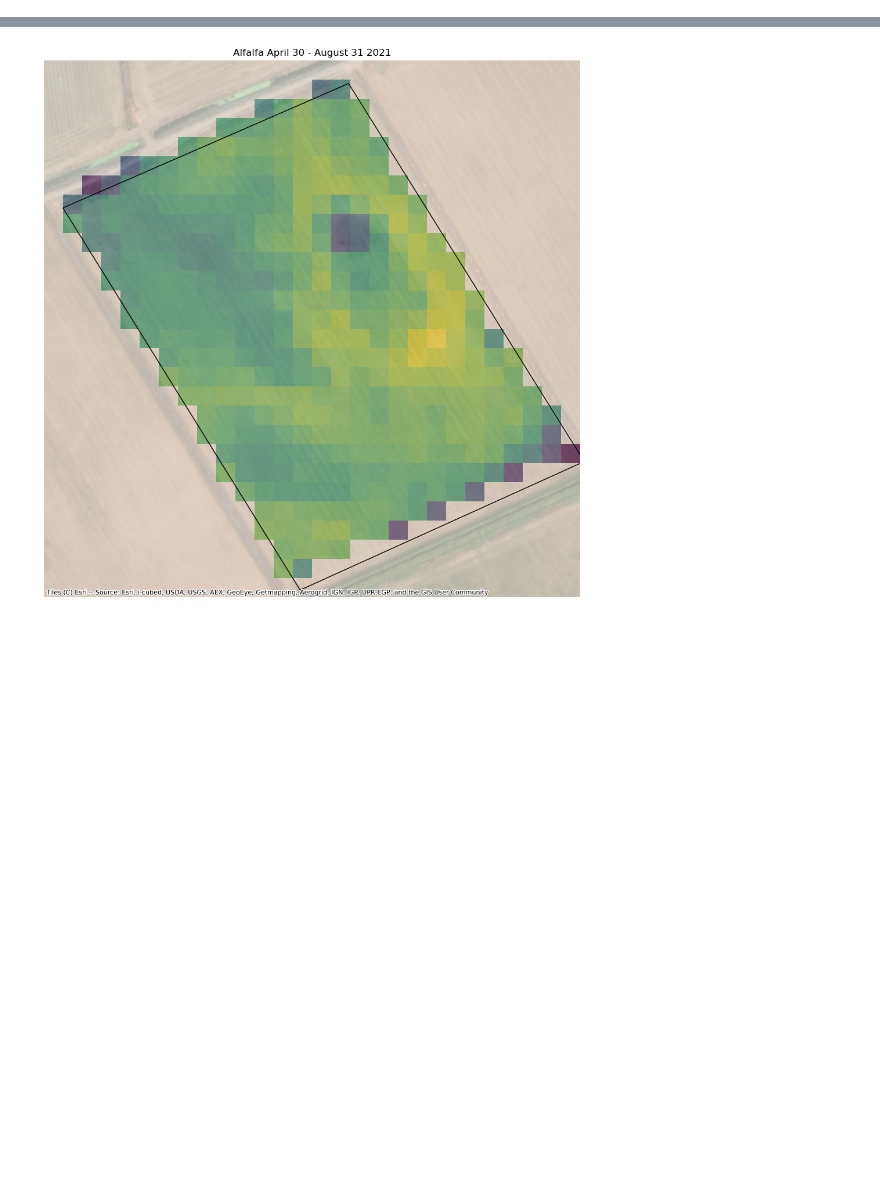
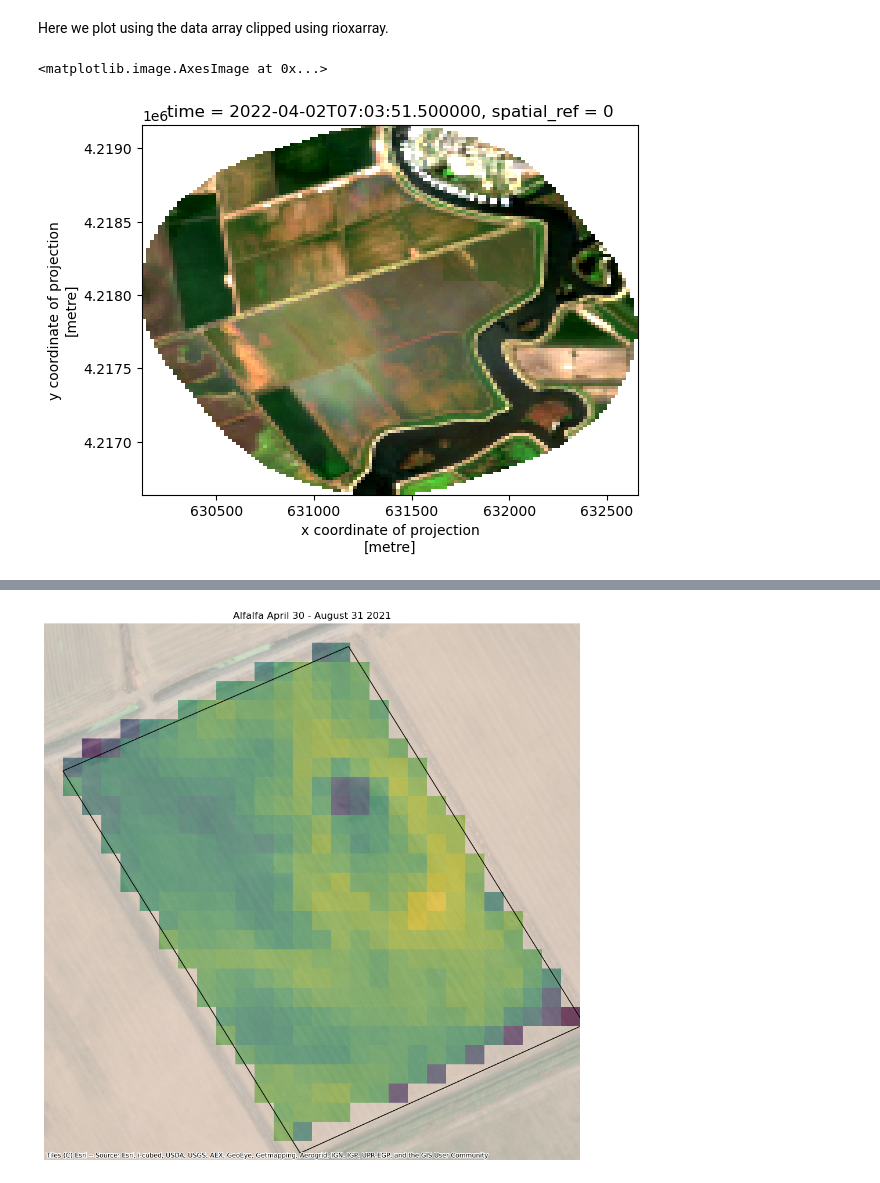
Before and after one commit to eanderson-ei/lst-crop-stress-capstone, a Jupyter notebook: exploratory/plotting-exploration.ipynb, the cells around one changed output, grey strips where cells are left out. Cells and saved outputs as stored; diff of their text form; code cells hidden in the pictures; blank space fills up the shorter version.

```diff
--- a/exploratory/plotting-exploration.ipynb
+++ b/exploratory/plotting-exploration.ipynb
@@ -199,0 +268,4 @@ Coordinates:
+# %%
+res_full = FH_Hydrosat(items, asset=asset)
+res_stack = res_full.stack()
+res_clip = res_stack.ds.rio.clip(poly_gdf_buffer.geometry)
@@ -199,0 +314,13 @@ Coordinates:
+# %%
+# Convert the timestamps to a NumPy datetime64 array
+timestamps = res_clip['time'].values
+
+# Define the start and end dates
+filter_start_date = np.datetime64('2022-04-01')
+filter_end_date = np.datetime64('2022-08-31')
+
+# Create a boolean mask for timestamps within the specified range
+mask = (timestamps > filter_start_date) & (timestamps < filter_end_date)
+
+# Use boolean indexing to select the images within the specified range
+res_clip_sel = res_clip.sel(time=mask).sortby('time')
@@ -199,0 +341,8 @@ Coordinates:
+# %% [markdown]
+Here we plot using the data array clipped using rioxarray.
+# %%
+res_clip_sel_rgb = normalize(res_clip_sel.isel(band=rbg_bands))
+res_clip_sel_rgb[0].plot.imshow(robust=True)
+# %% [output]
+<matplotlib.image.AxesImage at 0x...>
+[figure, added]
```
Also changed, not shown: parts of 55 cells of this notebook, 7 other files.
